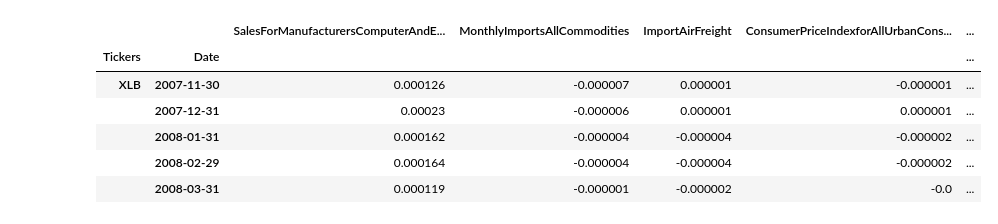
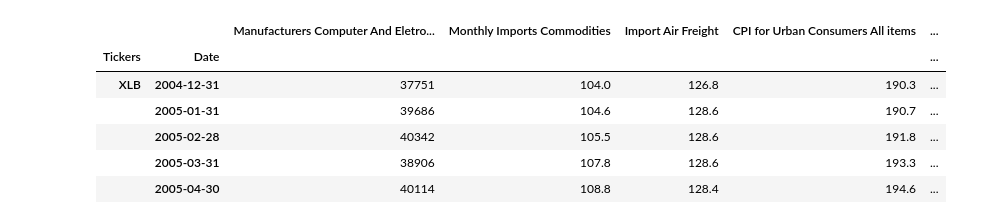
Before and after one commit to lijins24/Macroeconomic_and_Stock-Returns, a Jupyter notebook: Project Part 1.ipynb, the cells around one changed output. Saved outputs shown, nothing was run; the diff lists cells and outputs as text; code cells hidden in the pictures.

```diff
--- a/Project Part 1.ipynb
+++ b/Project Part 1.ipynb
@@ -19,6 +22,7 @@ etf_data.drop(['Year', 'Month'], axis=1, inplace=True)
 etf_data = etf_data.resample('M').last()
 tickers = ['XLB', 'XLC', 'XLE', 'XLF', 'XLI', 'XLK', 'XLP', 'XLRE', 'XLU', 'XLV', 'XLY']
 macro_vars = [col for col in etf_data.columns if col not in tickers]
+etf_data[macro_vars] = etf_data[macro_vars]
 etf_data_long = etf_data.reset_index().melt(id_vars=['Date'], value_vars=tickers,
                                             var_name='Tickers', value_name='Price')
 macro_data = etf_data[macro_vars]
@@ -27,4 +31,3 @@ df.set_index(['Tickers', 'Date'], inplace=True)
 df.sort_index(level='Tickers', inplace=True)
 df['Return'] = df['Price'].pct_change()
 df = df.dropna()
-df
@@ -269,8 +299,8 @@ orth_wait
 # %%
-corr_group = {0:['MonthlyImportsAllCommodities','Monthly import price index Industrial supplies & materials'],
-              1:['Monthly Export price index Agricultural commodities\n','Monthly Export price index Foods, feeds, & beverages\n'],
-              2:['Consumer Price Index Average Price Gasoline, all types, per gallon/3.785 liters','Consumer Price Index Average Price Gasoline, unleaded regular, per gallon/3.785 liters'],
-              3:['ConsumerPriceIndexforAllUrbanConsumersUSCityAverageEnergy\n','ConsumerPriceIndexforAllUrbanConsumersUSCityAverageGasoline\n','Consumer Price Index Average Price Gasoline, all types, per gallon/3.785 liters','Consumer Price Index Average Price Gasoline, unleaded regular, per gallon/3.785 liters']}
+corr_group = {0:['Monthly Imports Commodities','Monthly import price index Industrial supplies and materials'],
+              1:['Monthly Export price index Agricultural commodities','Monthly Export price index Foods, feeds, and beverages'],
+              2:['CPI for Urban Consumers Gasoline','CPI Average Price Gasoline, all types', 'CPI Average Price Gasoline, unleaded regular'],
+              3:['CPI for Urban Consumers Energy','CPI for Urban Consumers Gasoline','CPI Average Price Gasoline, all types','CPI Average Price Gasoline, unleaded regular']}
 # %%
 for i in list(corr_group.keys()):
     del_factors = ic_summary.loc[corr_group[i],'IR'].sort_values(ascending = False).index.tolist()[1:]
@@ -393,13 +409,16 @@ rolling_exposure
 # %%
-gp_data_train = df.copy()
-gp_factor_train = rolling_exposure[selected_features]
+#gp_factor_train = rolling_exposure[selected_features]
+#base_Factor = gp_factor_train.columns.tolist()
+#gp_factor_train.head()
+
+gp_factor_train = df[selected_features]
 base_Factor = gp_factor_train.columns.tolist()
 gp_factor_train.head()
 # %% [output]
-|  |  | SalesForManufacturersComputerAndE... | MonthlyImportsAllCommodities | ImportAirFreight | ConsumerPriceIndexforAllUrbanCons... | ... |
+|  |  | Manufacturers Computer And Eletro... | Monthly Imports Commodities | Import Air Freight | CPI for Urban Consumers All items | ... |
 | Tickers | Date |  |  |  |  | ... |
-| XLB | 2007-11-30 | 0.000126 | -0.000007 | 0.000001 | -0.000001 | ... |
-|  | 2007-12-31 | 0.00023 | -0.000006 | 0.000001 | 0.000001 | ... |
-|  | 2008-01-31 | 0.000162 | -0.000004 | -0.000004 | -0.000002 | ... |
-|  | 2008-02-29 | 0.000164 | -0.000004 | -0.000004 | -0.000002 | ... |
-|  | 2008-03-31 | 0.000119 | -0.000001 | -0.000002 | -0.0 | ... |
+| XLB | 2004-12-31 | 37751 | 104.0 | 126.8 | 190.3 | ... |
+|  | 2005-01-31 | 39686 | 104.6 | 128.6 | 190.7 | ... |
+|  | 2005-02-28 | 40342 | 105.5 | 128.6 | 191.8 | ... |
+|  | 2005-03-31 | 38906 | 107.8 | 128.6 | 193.3 | ... |
+|  | 2005-04-30 | 40114 | 108.8 | 128.4 | 194.6 | ... |
```
Also changed, not shown: parts of 42 cells of this notebook, 3 other files.
